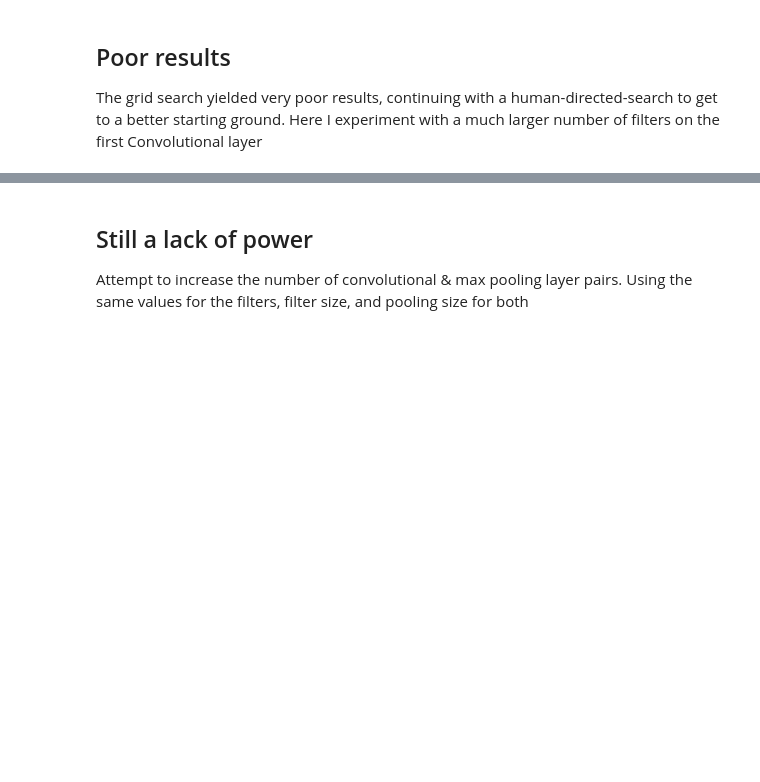
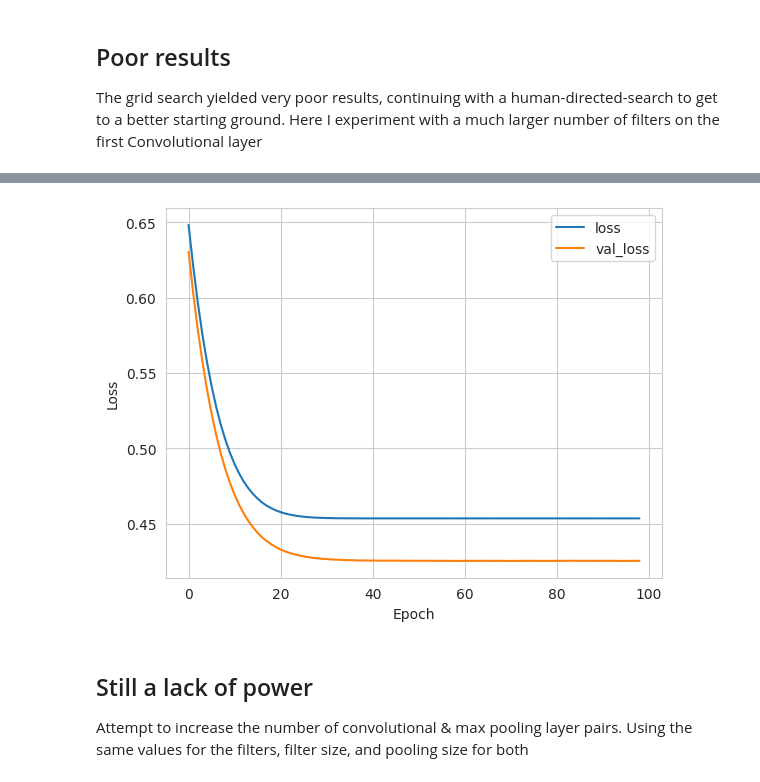
Before and after one commit to jasperchess/final-project, a Jupyter notebook: classification.ipynb, the cells around one changed output, grey strips where cells are left out. Saved outputs shown, nothing was run; the diff lists cells and outputs as text; code cells hidden in the pictures; blank space fills up the shorter version.

Commit message:
add results graphs

```diff
--- a/classification.ipynb
+++ b/classification.ipynb
@@ -566,6 +561,10 @@ KeyboardInterrupt:
 
 The grid search yielded very poor results, continuing with a human-directed-search to get to a better starting ground. Here I experiment with a much larger number of filters on the first Convolutional layer
 # %%
+import keras
+
+split_dir = './data/split'
+
 training_data = keras.utils.image_dataset_from_directory(
     split_dir + "/train",
     labels='inferred',
@@ -612,7 +611,18 @@ human_dir_1.compile(
     ]
 )
 
-history = human_dir_1.fit(train_dataset, epochs=100, validation_data=validation_dataset)
+history_1 = human_dir_1.fit(train_dataset, epochs=100, validation_data=validation_dataset)
+
+import seaborn as sns
+import matplotlib.pyplot as plt
+
+sns.set_style('whitegrid')
+plt.plot(history_1.history['loss'][1:], label='loss')
+plt.plot(history_1.history['val_loss'][1:], label='val_loss')
+plt.xlabel('Epoch')
+plt.ylabel('Loss')
+plt.legend()
+plt.show()
 # %% [output]
 Found 3780 files belonging to 2 classes.
 Using 3402 files for training.
@@ -634,3 +644,4 @@ Epoch 100/100
+[figure, added]
 # %% [markdown]
 ## Still a lack of power
 
```
Also changed, not shown: parts of 6 cells of this notebook, 2 other files.
